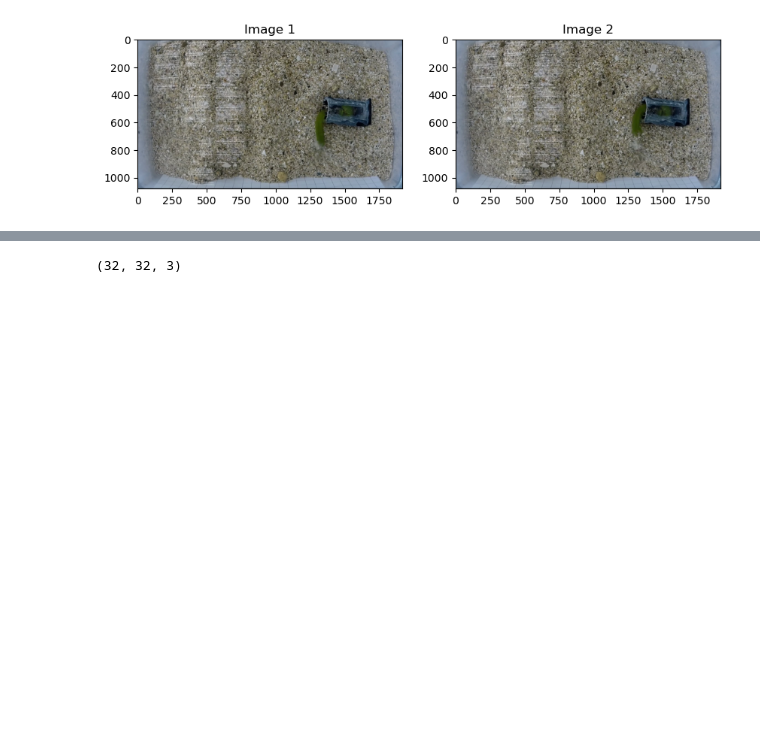
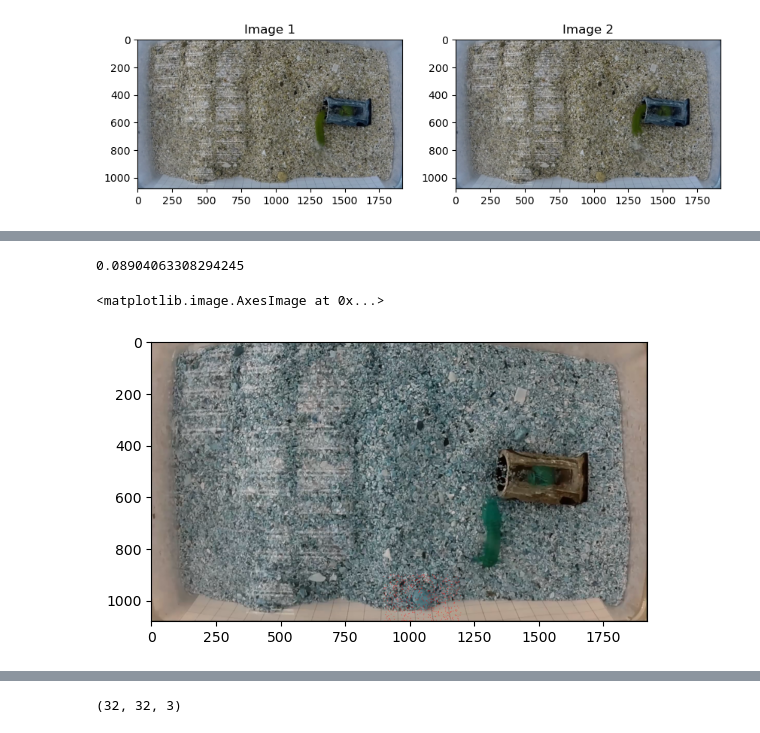
Before and after one commit to pstat197/capstone-eemb-patrick, a Jupyter notebook: scripts/Adaptive Correlation Particle Filter.ipynb, the cells around one changed output, grey strips where cells are left out. Saved outputs shown, nothing was run; the diff lists cells and outputs as text; code cells hidden in the pictures; blank space fills up the shorter version.

```diff
--- a/scripts/Adaptive Correlation Particle Filter.ipynb
+++ b/scripts/Adaptive Correlation Particle Filter.ipynb
@@ -59,0 +89,6 @@ plt.show()
+# %%
+particles = np.random.rand(20, 4)
+particles[:, 0:2]
+np.var(particles[:,0:2])
+# %% [output]
+0.08904063308294245
@@ -59,0 +173,5 @@ plt.show()
+# %%
+plt.imshow(frame)
+# %% [output]
+<matplotlib.image.AxesImage at 0x...>
+[figure, added]
```
Also changed, not shown: parts of 29 cells of this notebook.
